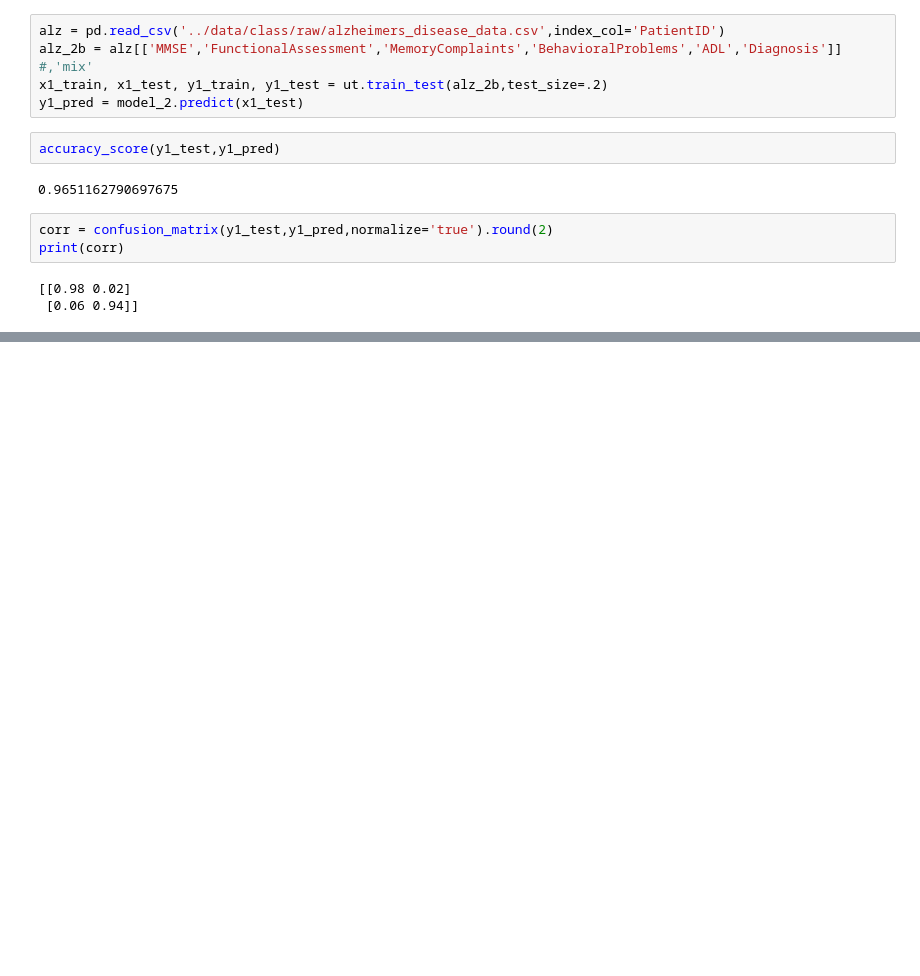
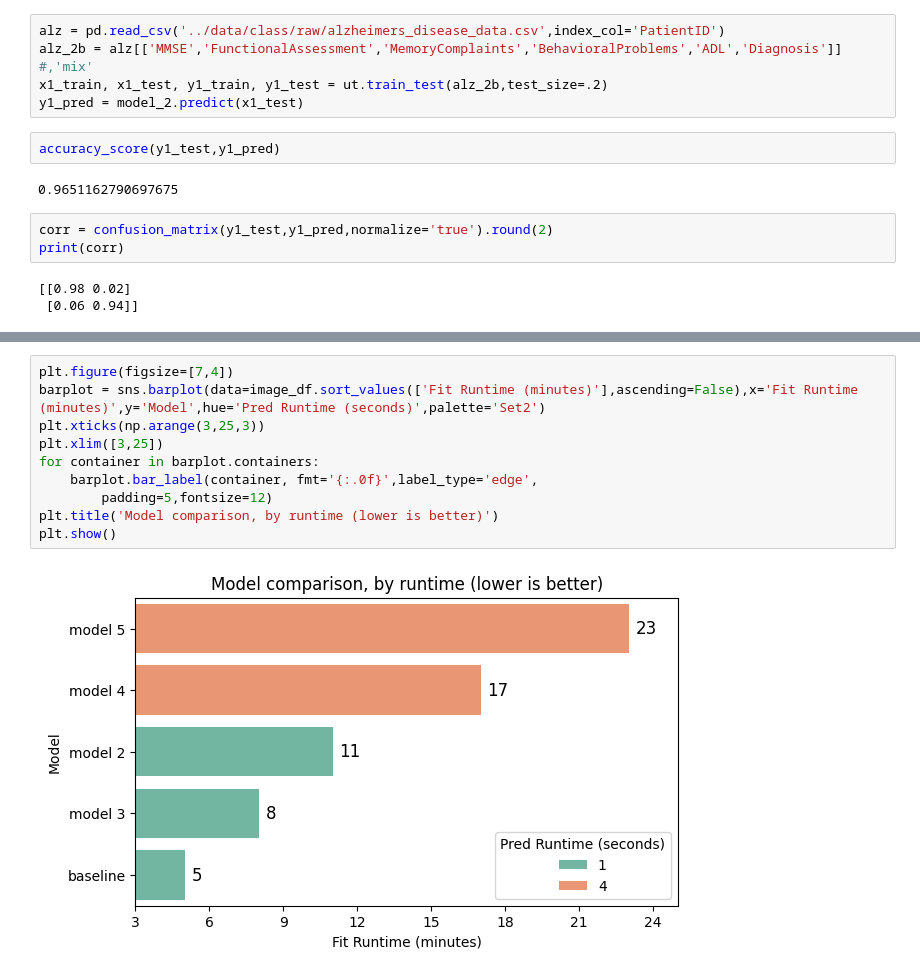
Before and after one commit to RauGarGom/ml_alzheimer_class, a Jupyter notebook: notebooks/charts.ipynb, the cells around one changed output, grey strips where cells are left out. Saved outputs shown, nothing was run; the diff lists cells and outputs as text; blank space fills up the shorter version.

```diff
--- a/notebooks/charts.ipynb
+++ b/notebooks/charts.ipynb
@@ -88,0 +136,12 @@ plt.show();
+# %%
+plt.figure(figsize=[7,4])
+barplot = sns.barplot(data=image_df.sort_values(['Fit Runtime (minutes)'],ascending=False),x='Fit Runtime (minutes)',y='Model',hue='Pred Runtime (seconds)',palette='Set2')
+plt.xticks(np.arange(3,25,3))
+plt.xlim([3,25])
+for container in barplot.containers:
+    barplot.bar_label(container, fmt='{:.0f}',label_type='edge',
+        padding=5,fontsize=12)
+plt.title('Model comparison, by runtime (lower is better)')
+plt.show()
+# %% [output]
+[figure, added]
```
Also changed, not shown: parts of 20 cells of this notebook, 22 other files.
